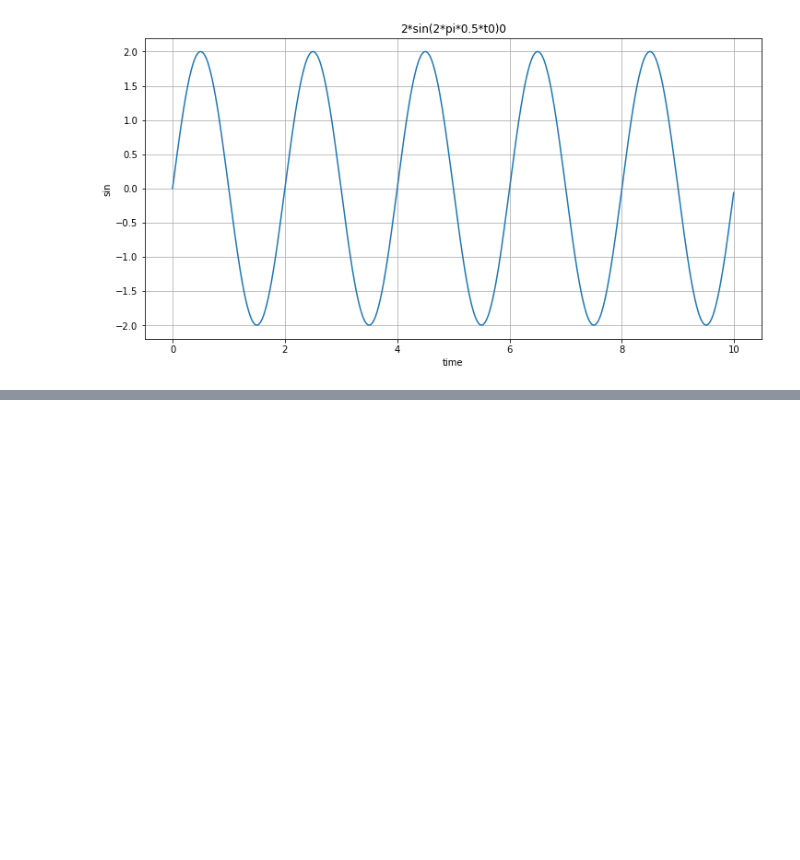
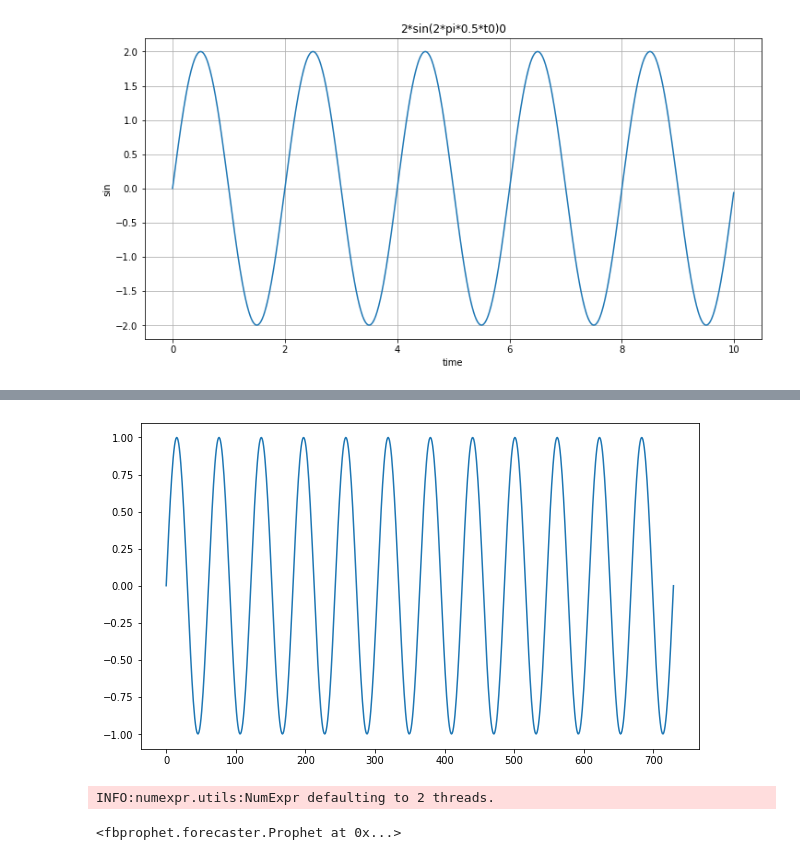
Before and after one commit to HWANG-HOE-SUN/Code-, a Jupyter notebook: Zerobase/05_Forecast.ipynb, the cells around one changed output, grey strips where cells are left out. Cells and saved outputs as stored; diff of their text form; code cells hidden in the pictures; blank space fills up the shorter version.

```diff
--- a/Zerobase/05_Forecast.ipynb
+++ b/Zerobase/05_Forecast.ipynb
@@ -97,0 +114,6 @@ plotSinWave2(amp=2, freq=0.5, endTime=10)
+# %%
+time = np.linspace(0,1, 365*2) # 0부터 1까지 730등분으로 나누었음 (총 730개)
+result = np.sin(2*np.pi*12*time) # 2년간의 data인데 sin 특성을 가졌다~
+ds = pd.date_range('2017-01-01', periods = 365*2, freq='D') # 주기:Day(일)
+df = pd.DataFrame({'ds':ds, 'y':result})
+df.head()
@@ -97,0 +129,10 @@ plotSinWave2(amp=2, freq=0.5, endTime=10)
+# %%
+df["y"].plot(figsize=(10,6)); # ;을 붙이면 <plot axes ... > 메세지창이 안뜸
+# %% [output]
+[figure, added]
+# %%
+m = Prophet(yearly_seasonality=True, daily_seasonality=True)
+m.fit(df) # 우리 dataframe을 학습해서 그 내용을 m에 저장했음
+# %% [output]
+INFO:numexpr.utils:NumExpr defaulting to 2 threads.
+<fbprophet.forecaster.Prophet at 0x...>
```
Also changed, not shown: parts of 29 cells of this notebook.
